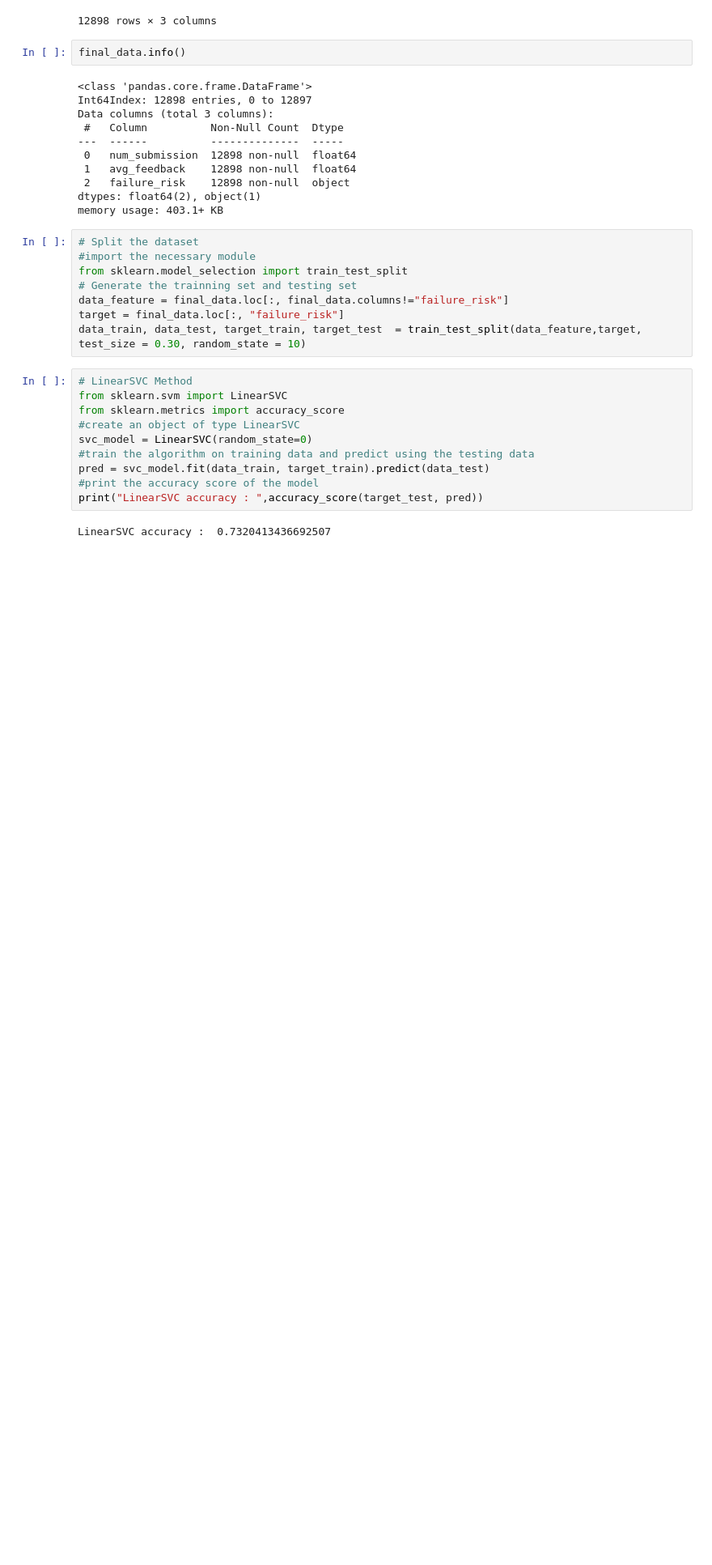
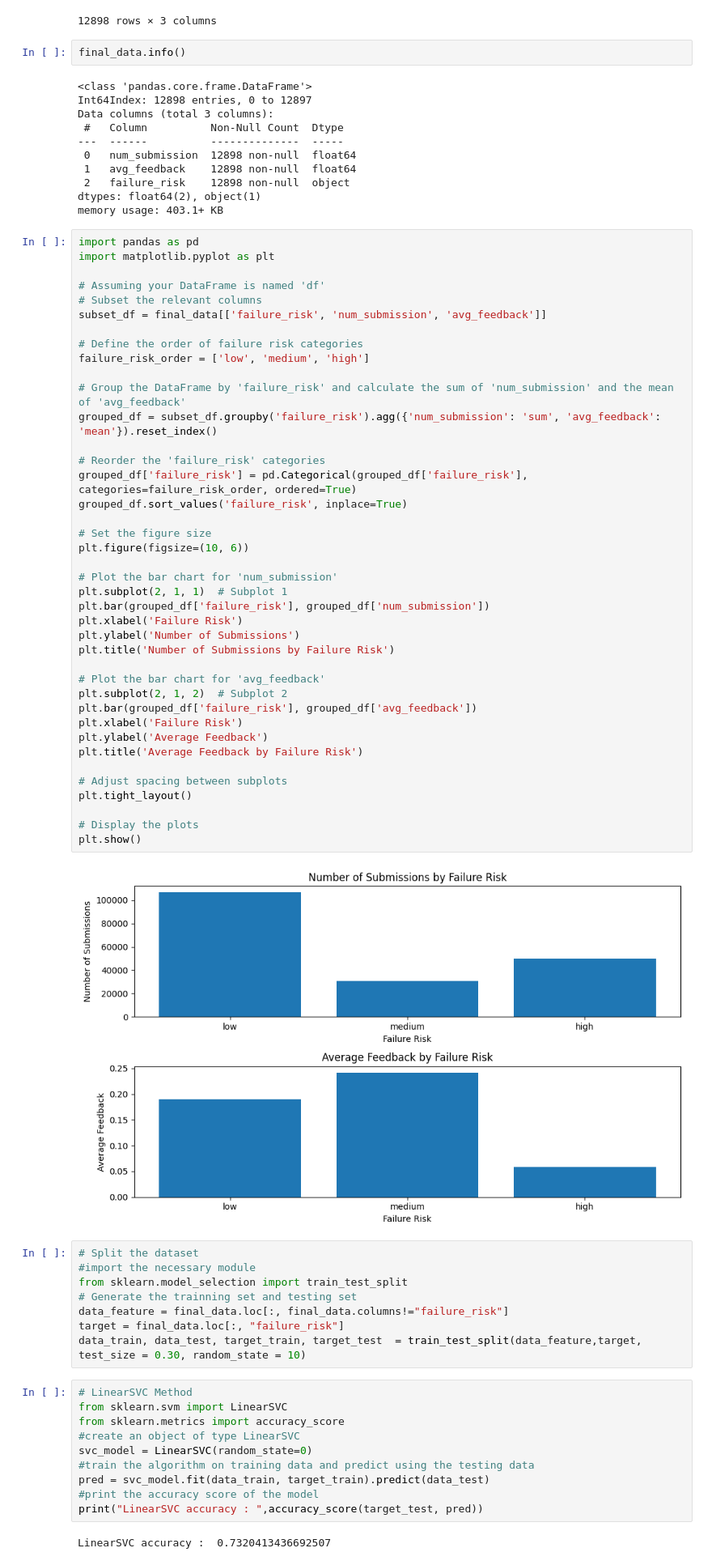
Before and after one commit to samchen0508/747-A2, a Jupyter notebook: result.ipynb, the cells around one changed output. Shown at 81% size. Cells and saved outputs as stored; diff of their text form; blank space fills up the shorter version.

```diff
--- a/result.ipynb
+++ b/result.ipynb
@@ -435,6 +435,48 @@ Data columns (total 3 columns):
  2   failure_risk    12898 non-null  object
 dtypes: float64(2), object(1)
 memory usage: 403.1+ KB
+# %%
+import pandas as pd
+import matplotlib.pyplot as plt
+
+# Assuming your DataFrame is named 'df'
+# Subset the relevant columns
+subset_df = final_data[['failure_risk', 'num_submission', 'avg_feedback']]
+
+# Define the order of failure risk categories
+failure_risk_order = ['low', 'medium', 'high']
+
+# Group the DataFrame by 'failure_risk' and calculate the sum of 'num_submission' and the mean of 'avg_feedback'
+grouped_df = subset_df.groupby('failure_risk').agg({'num_submission': 'sum', 'avg_feedback': 'mean'}).reset_index()
+
+# Reorder the 'failure_risk' categories
+grouped_df['failure_risk'] = pd.Categorical(grouped_df['failure_risk'], categories=failure_risk_order, ordered=True)
+grouped_df.sort_values('failure_risk', inplace=True)
+
+# Set the figure size
+plt.figure(figsize=(10, 6))
+
+# Plot the bar chart for 'num_submission'
+plt.subplot(2, 1, 1)  # Subplot 1
+plt.bar(grouped_df['failure_risk'], grouped_df['num_submission'])
+plt.xlabel('Failure Risk')
+plt.ylabel('Number of Submissions')
+plt.title('Number of Submissions by Failure Risk')
+
+# Plot the bar chart for 'avg_feedback'
+plt.subplot(2, 1, 2)  # Subplot 2
+plt.bar(grouped_df['failure_risk'], grouped_df['avg_feedback'])
+plt.xlabel('Failure Risk')
+plt.ylabel('Average Feedback')
+plt.title('Average Feedback by Failure Risk')
+
+# Adjust spacing between subplots
+plt.tight_layout()
+
+# Display the plots
+plt.show()
+# %% [output]
+[figure, added]
 # %%
 # Split the dataset
 #import the necessary module
```
Also changed, not shown: parts of 7 cells of this notebook.
